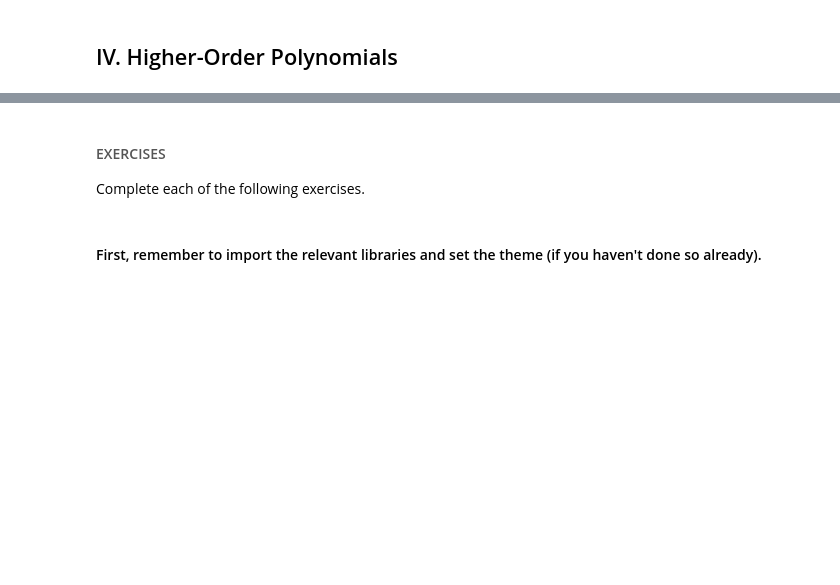
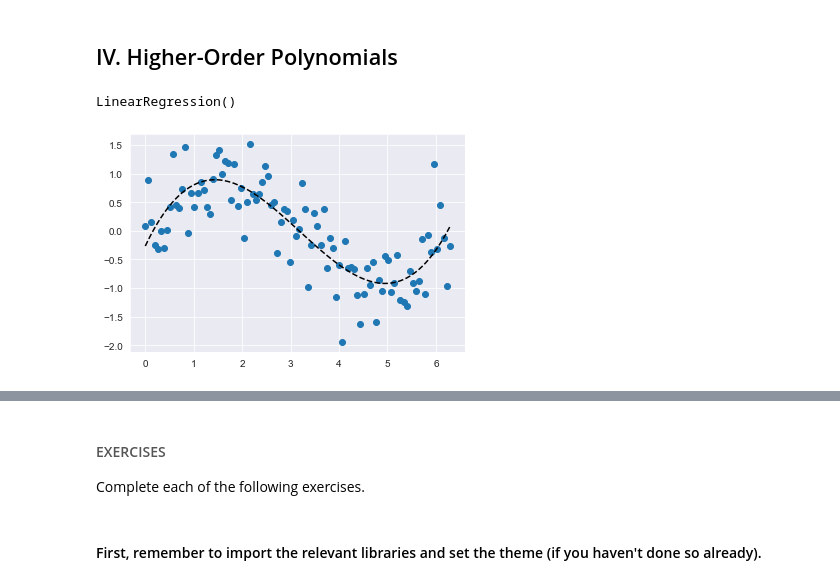
Before and after one commit to tundeiness/How_the_World_Works, a Jupyter notebook: 3 - Workbook - Adding Complexity.ipynb, the cells around one changed output, grey strips where cells are left out. Drawn from its saved outputs; the diff is of its cells as text; code cells hidden in the pictures; blank space fills up the shorter version.

```diff
--- a/3 - Workbook - Adding Complexity.ipynb
+++ b/3 - Workbook - Adding Complexity.ipynb
@@ -20,2 +132,9 @@ Use this space to practice writing and implementing all of the code from Coding
 # %% [markdown]
 ## IV. Higher-Order Polynomials
+# %%
+# plotting a 3rd order polynomial regression
+
+fit_and_plot_polynomial(df, LinearRegression(), 3)
+# %% [output]
+LinearRegression()
+[figure, added]
```
Also changed, not shown: parts of 14 cells of this notebook, 1 other file.
